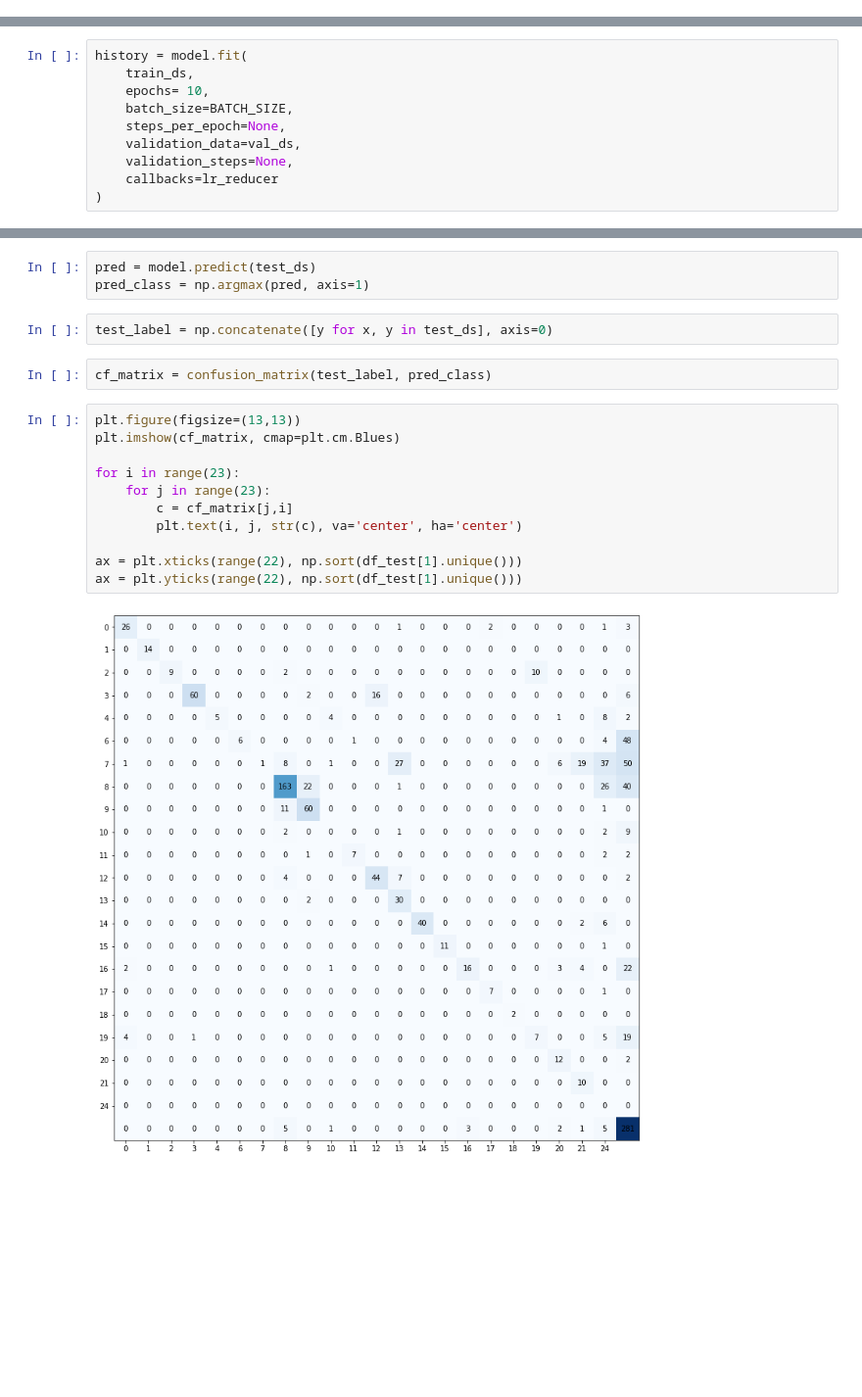
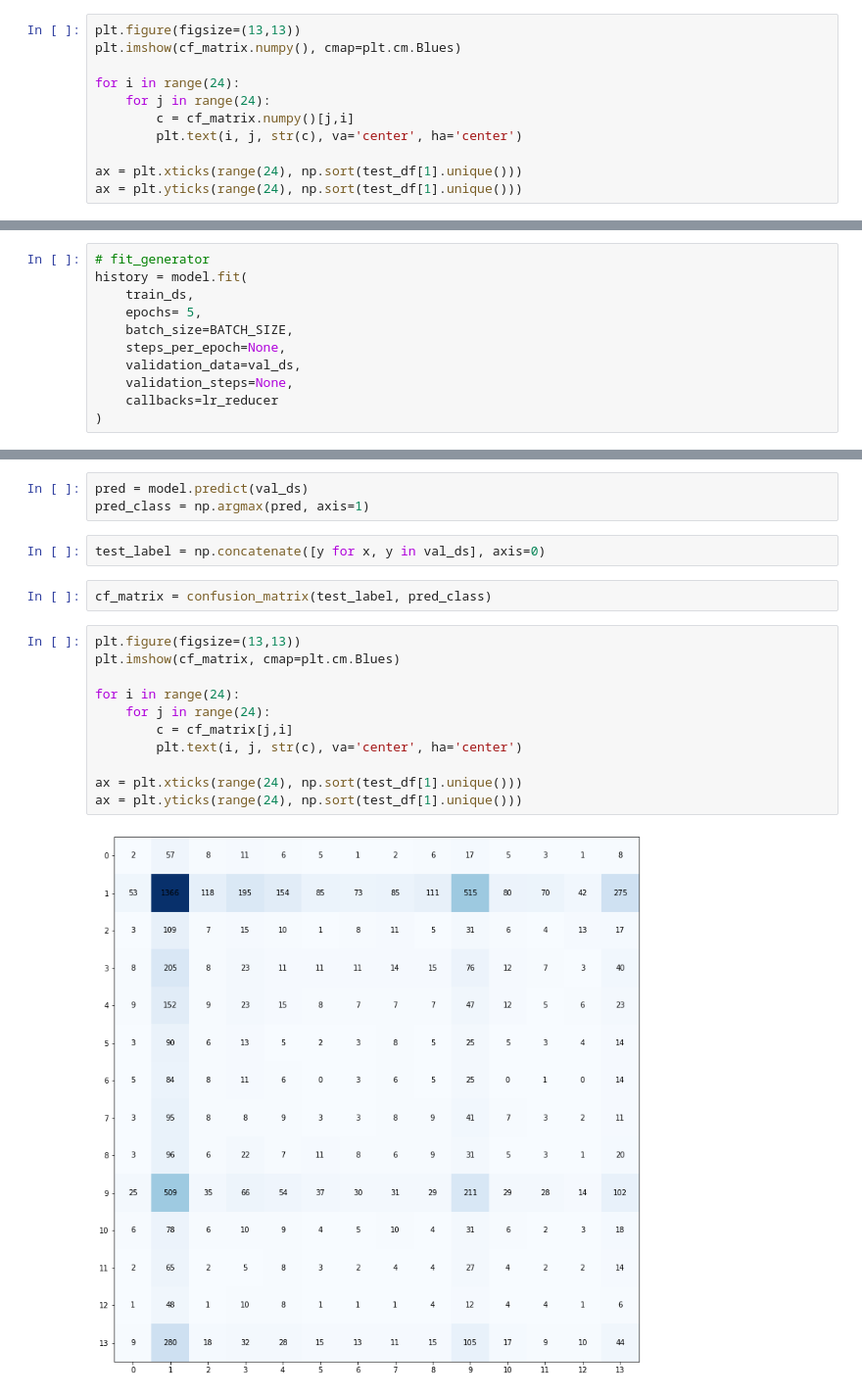
Before and after one commit to xinrui-wang1/MarsVision, a Jupyter notebook: Main_Jupyter.ipynb, the cells around one changed output, grey strips where cells are left out. Shown: that part at 98% size. Saved outputs shown, nothing was run; the diff lists cells and outputs as text; blank space fills up the shorter version.

```diff
--- a/Main_Jupyter.ipynb
+++ b/Main_Jupyter.ipynb
@@ -401,0 +295,11 @@ plt.show()
+# %%
+plt.figure(figsize=(13,13))
+plt.imshow(cf_matrix.numpy(), cmap=plt.cm.Blues)
+
+for i in range(24):
+    for j in range(24):
+        c = cf_matrix.numpy()[j,i]
+        plt.text(i, j, str(c), va='center', ha='center')
+
+ax = plt.xticks(range(24), np.sort(test_df[1].unique()))
+ax = plt.yticks(range(24), np.sort(test_df[1].unique()))
@@ -476,9 +382,10 @@ Number of layers in the base model:  190
 lr_reducer = tf.keras.callbacks.ReduceLROnPlateau(
         monitor="val_loss", patience=3, min_lr=1e-6, mode='min')
 # %%
+# fit_generator
 history = model.fit(
     train_ds,
-    epochs= 10,
+    epochs= 5,
     batch_size=BATCH_SIZE,
     steps_per_epoch=None,
     validation_data=val_ds,
@@ -528,20 +434,20 @@ plt.show()
 # %%
-pred = model.predict(test_ds)
+pred = model.predict(val_ds)
 pred_class = np.argmax(pred, axis=1)
 # %%
-test_label = np.concatenate([y for x, y in test_ds], axis=0)
+test_label = np.concatenate([y for x, y in val_ds], axis=0)
 # %%
 cf_matrix = confusion_matrix(test_label, pred_class)
 # %%
 plt.figure(figsize=(13,13))
 plt.imshow(cf_matrix, cmap=plt.cm.Blues)
 
-for i in range(23):
-    for j in range(23):
+for i in range(24):
+    for j in range(24):
         c = cf_matrix[j,i]
         plt.text(i, j, str(c), va='center', ha='center')
 
-ax = plt.xticks(range(22), np.sort(df_test[1].unique()))
-ax = plt.yticks(range(22), np.sort(df_test[1].unique()))
+ax = plt.xticks(range(24), np.sort(test_df[1].unique()))
+ax = plt.yticks(range(24), np.sort(test_df[1].unique()))
 # %% [output]
-[figure, old version]
+[figure, new version]
```
Also changed, not shown: parts of 84 cells of this notebook, 6 other files.
